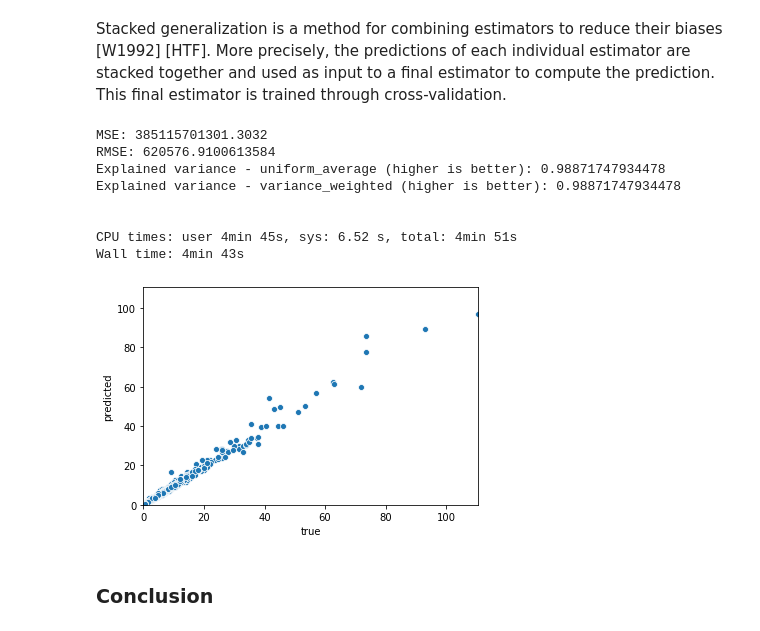
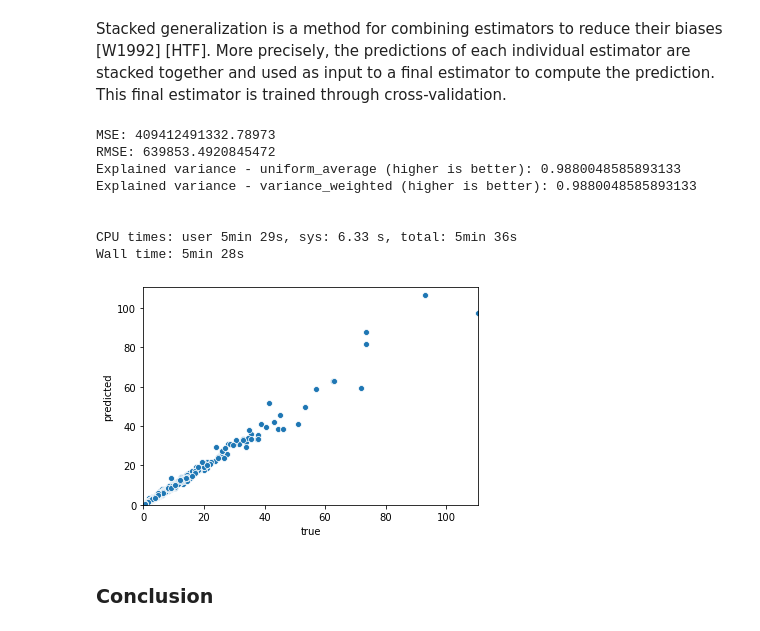
Before and after one commit to timzatko/fifa-19-dataset-machine-learning, a Jupyter notebook: notebooks/12_ensemble_regression.ipynb, the cells around one changed output. Cells and saved outputs as stored; diff of their text form; code cells hidden in the pictures.

```diff
--- a/notebooks/12_ensemble_regression.ipynb
+++ b/notebooks/12_ensemble_regression.ipynb
@@ -100,36 +98,37 @@ Stacked generalization is a method for combining estimators to reduce their bias
 # %%
 %%time
 
 from sklearn.linear_model import RidgeCV, LassoCV, LinearRegression
 
 from sklearn.svm import SVR
 
 from sklearn.ensemble import GradientBoostingRegressor
 from sklearn.ensemble import StackingRegressor
 from sklearn.ensemble import RandomForestRegressor
 
 estimators = [
     ('rf', RandomForestRegressor(random_state=42)),
+    ('gb', GradientBoostingRegressor(random_state=42)),
     ('lr', LinearRegression()),
     ('ridge', RidgeCV()),
     ('lasso', LassoCV(random_state=42)),
     ('svr', SVR())
 ]
 
 reg = StackingRegressor(estimators=estimators, final_estimator=GradientBoostingRegressor(random_state=42))
 reg = reg.fit(X_train, y_train)
 
 custom_regression_report(reg, X_test, y_test)
 # %% [output]
-MSE: 385115701301.3032
-RMSE: 620576.9100613584
-Explained variance - uniform_average (higher is better): 0.98871747934478
-Explained variance - variance_weighted (higher is better): 0.98871747934478
+MSE: 409412491332.78973
+RMSE: 639853.4920845472
+Explained variance - uniform_average (higher is better): 0.9880048585893133
+Explained variance - variance_weighted (higher is better): 0.9880048585893133
 
 
-CPU times: user 4min 45s, sys: 6.52 s, total: 4min 51s
-Wall time: 4min 43s
+CPU times: user 5min 29s, sys: 6.33 s, total: 5min 36s
+Wall time: 5min 28s
-[figure, old version]
+[figure, new version]
 # %% [markdown]
 ### Conclusion
 # %% [markdown]
```
Also changed, not shown: parts of 3 cells of this notebook, 3 other files.
